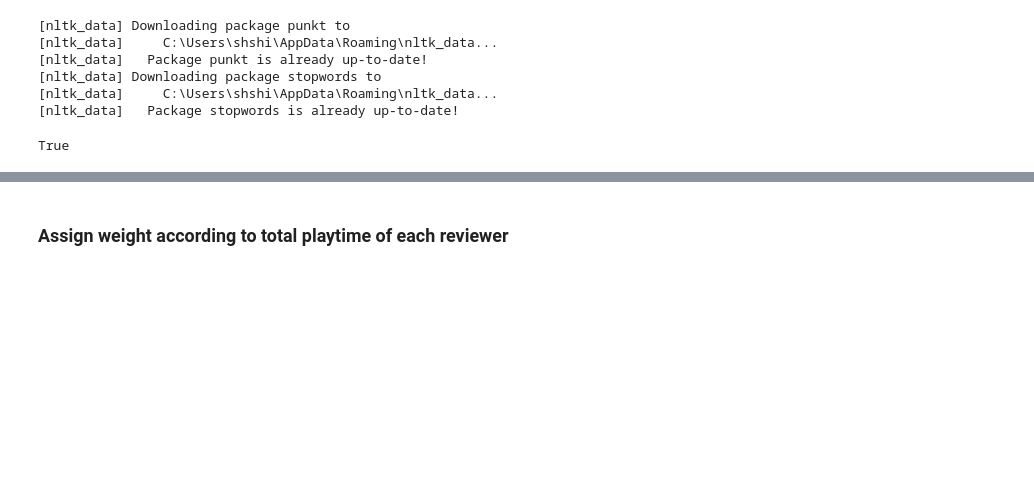
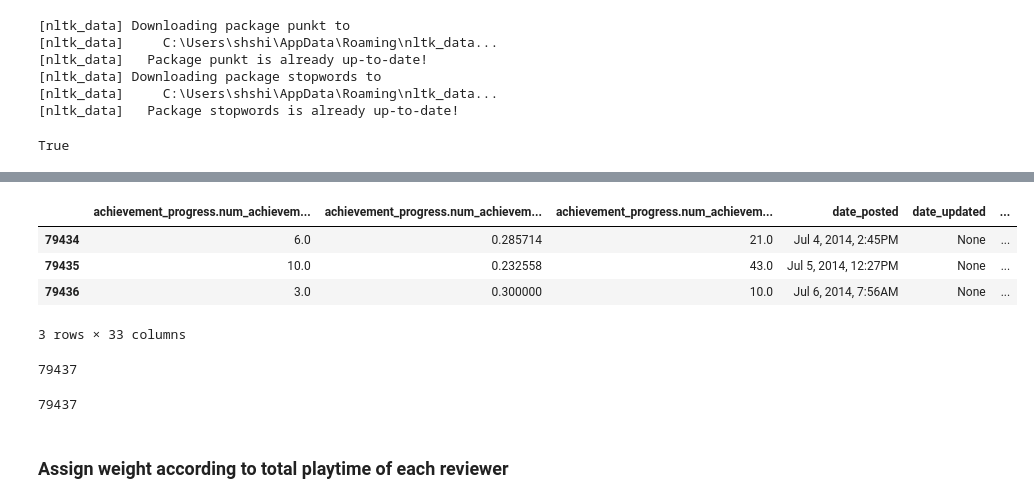
Before and after one commit to shshim906/Capstone1, a Jupyter notebook: game data wrangling.ipynb, the cells around one changed output, grey strips where cells are left out. Saved outputs shown, nothing was run; the diff lists cells and outputs as text; code cells hidden in the pictures; blank space fills up the shorter version.

```diff
--- a/game data wrangling.ipynb
+++ b/game data wrangling.ipynb
@@ -91,2 +191,18 @@ for key in reviewdata:
+# %%
+review_df.tail(3)
+# %% [output]
+|  | achievement_progress.num_achievem... | achievement_progress.num_achievem... | achievement_progress.num_achievem... | date_posted | date_updated | ... |
+| 79434 | 6.0 | 0.285714 | 21.0 | Jul 4, 2014, 2:45PM | None | ... |
+| 79435 | 10.0 | 0.232558 | 43.0 | Jul 5, 2014, 12:27PM | None | ... |
+| 79436 | 3.0 | 0.300000 | 10.0 | Jul 6, 2014, 7:56AM | None | ... |
+3 rows × 33 columns
+# %%
+len(review_df)
+# %% [output]
+79437
+# %%
+len(cleaned_data)
+# %% [output]
+79437
 # %% [markdown]
 ### Assign weight according to total playtime of each reviewer
```
Also changed, not shown: parts of 40 cells of this notebook.
